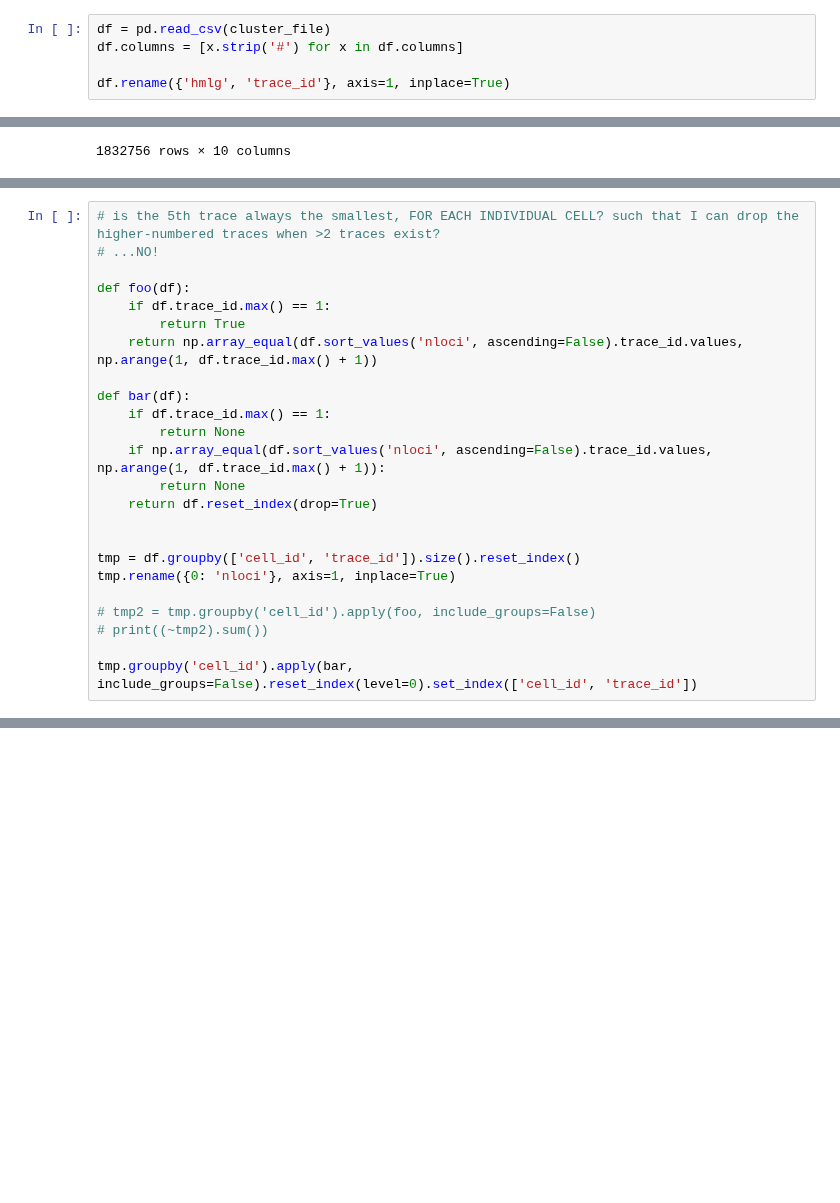
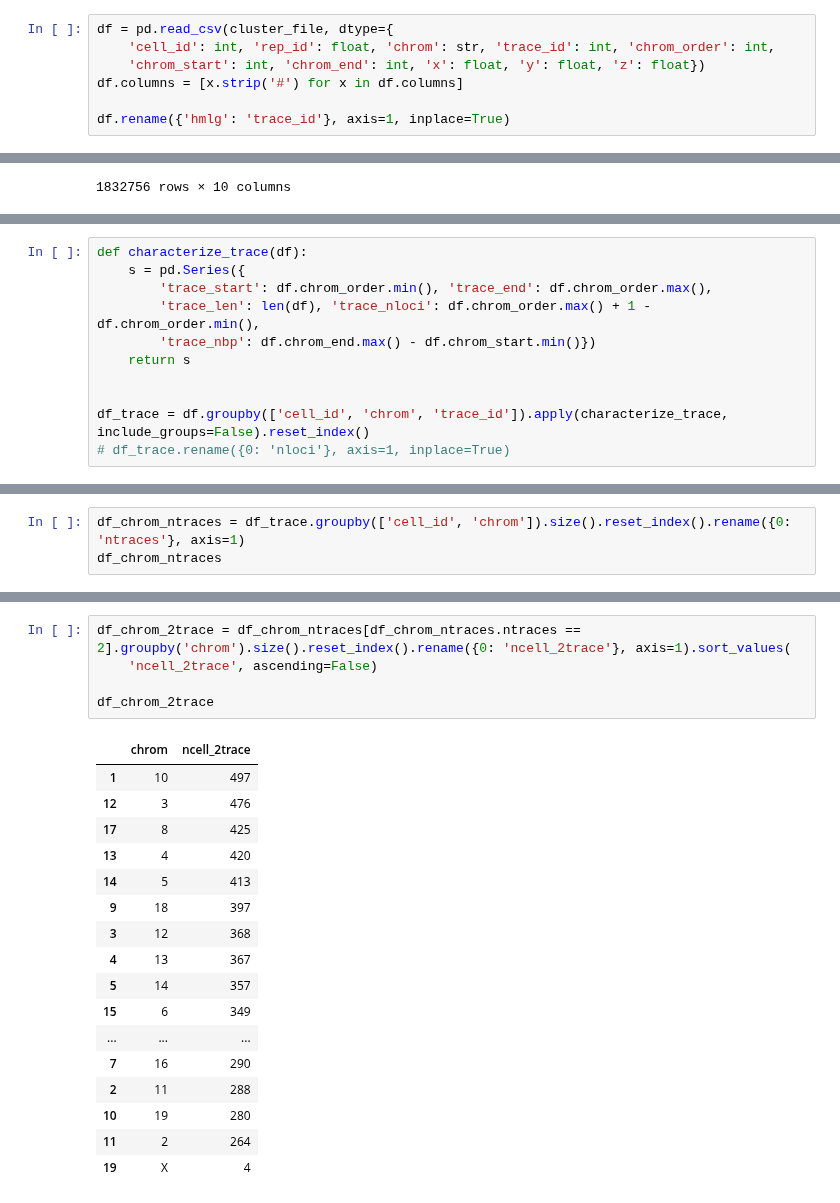
Before and after one commit to gesinecauer/Chromatin_Analysis_MOp, a Jupyter notebook: jupyter/parse_dna_merfish.ipynb, the cells around one changed output, grey strips where cells are left out. Drawn from its saved outputs; the diff is of its cells as text; blank space fills up the shorter version.

```diff
--- a/jupyter/parse_dna_merfish.ipynb
+++ b/jupyter/parse_dna_merfish.ipynb
@@ -512,10 +512,12 @@ clusters_dir = os.path.join(sample_dir, "all_techrep1", "cluster")
 cluster = "astro"
 cluster_file = os.path.join(clusters_dir, f"{cluster}/dna_merfish.{cluster}.csv")
 # %%
-df = pd.read_csv(cluster_file)
+df = pd.read_csv(cluster_file, dtype={
+    'cell_id': int, 'rep_id': float, 'chrom': str, 'trace_id': int, 'chrom_order': int,
+    'chrom_start': int, 'chrom_end': int, 'x': float, 'y': float, 'z': float})
 df.columns = [x.strip('#') for x in df.columns]
 
-df.rename({'hmlg', 'trace_id'}, axis=1, inplace=True)
+df.rename({'hmlg': 'trace_id'}, axis=1, inplace=True)
 # %%
 df
 # %% [output]
@@ -535,24 +539,11 @@ df
 # %%
-# is the 5th trace always the smallest, FOR EACH INDIVIDUAL CELL? such that I can drop the higher-numbered traces when >2 traces exist?
-# ...NO!
-
-def foo(df):
-    if df.trace_id.max() == 1:
-        return True
-    return np.array_equal(df.sort_values('nloci', ascending=False).trace_id.values, np.arange(1, df.trace_id.max() + 1))
-
-def bar(df):
-    if df.trace_id.max() == 1:
-        return None
-    if np.array_equal(df.sort_values('nloci', ascending=False).trace_id.values, np.arange(1, df.trace_id.max() + 1)):
-        return None
-    return df.reset_index(drop=True)
+def characterize_trace(df):
+    s = pd.Series({
+        'trace_start': df.chrom_order.min(), 'trace_end': df.chrom_order.max(),
+        'trace_len': len(df), 'trace_nloci': df.chrom_order.max() + 1 - df.chrom_order.min(),
+        'trace_nbp': df.chrom_end.max() - df.chrom_start.min()})
+    return s
 
 
-tmp = df.groupby(['cell_id', 'trace_id']).size().reset_index()
-tmp.rename({0: 'nloci'}, axis=1, inplace=True)
-
-# tmp2 = tmp.groupby('cell_id').apply(foo, include_groups=False)
-# print((~tmp2).sum())
-
-tmp.groupby('cell_id').apply(bar, include_groups=False).reset_index(level=0).set_index(['cell_id', 'trace_id'])
+df_trace = df.groupby(['cell_id', 'chrom', 'trace_id']).apply(characterize_trace, include_groups=False).reset_index()
+# df_trace.rename({0: 'nloci'}, axis=1, inplace=True)
@@ -574,0 +609,3 @@ tmp.groupby('cell_id').apply(bar, include_groups=False).reset_index(level=0).set
+# %%
+df_chrom_ntraces = df_trace.groupby(['cell_id', 'chrom']).size().reset_index().rename({0: 'ntraces'}, axis=1)
+df_chrom_ntraces
@@ -574,0 +697,23 @@ tmp.groupby('cell_id').apply(bar, include_groups=False).reset_index(level=0).set
+# %%
+df_chrom_2trace = df_chrom_ntraces[df_chrom_ntraces.ntraces == 2].groupby('chrom').size().reset_index().rename({0: 'ncell_2trace'}, axis=1).sort_values(
+    'ncell_2trace', ascending=False)
+
+df_chrom_2trace
+# %% [output]
+|  | chrom | ncell_2trace |
+| 1 | 10 | 497 |
+| 12 | 3 | 476 |
+| 17 | 8 | 425 |
+| 13 | 4 | 420 |
+| 14 | 5 | 413 |
+| 9 | 18 | 397 |
+| 3 | 12 | 368 |
+| 4 | 13 | 367 |
+| 5 | 14 | 357 |
+| 15 | 6 | 349 |
+| ... | ... | ... |
+| 7 | 16 | 290 |
+| 2 | 11 | 288 |
+| 10 | 19 | 280 |
+| 11 | 2 | 264 |
+| 19 | X | 4 |
```
Also changed, not shown: parts of 29 cells of this notebook.
